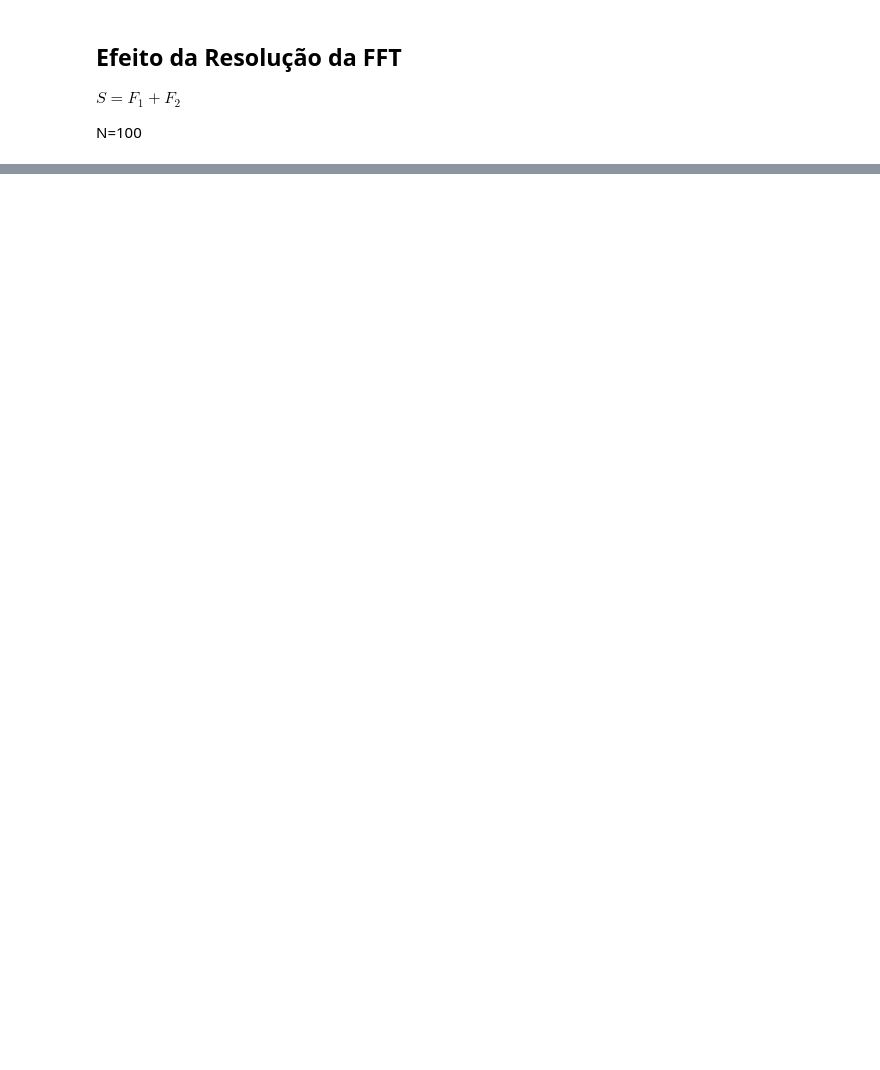
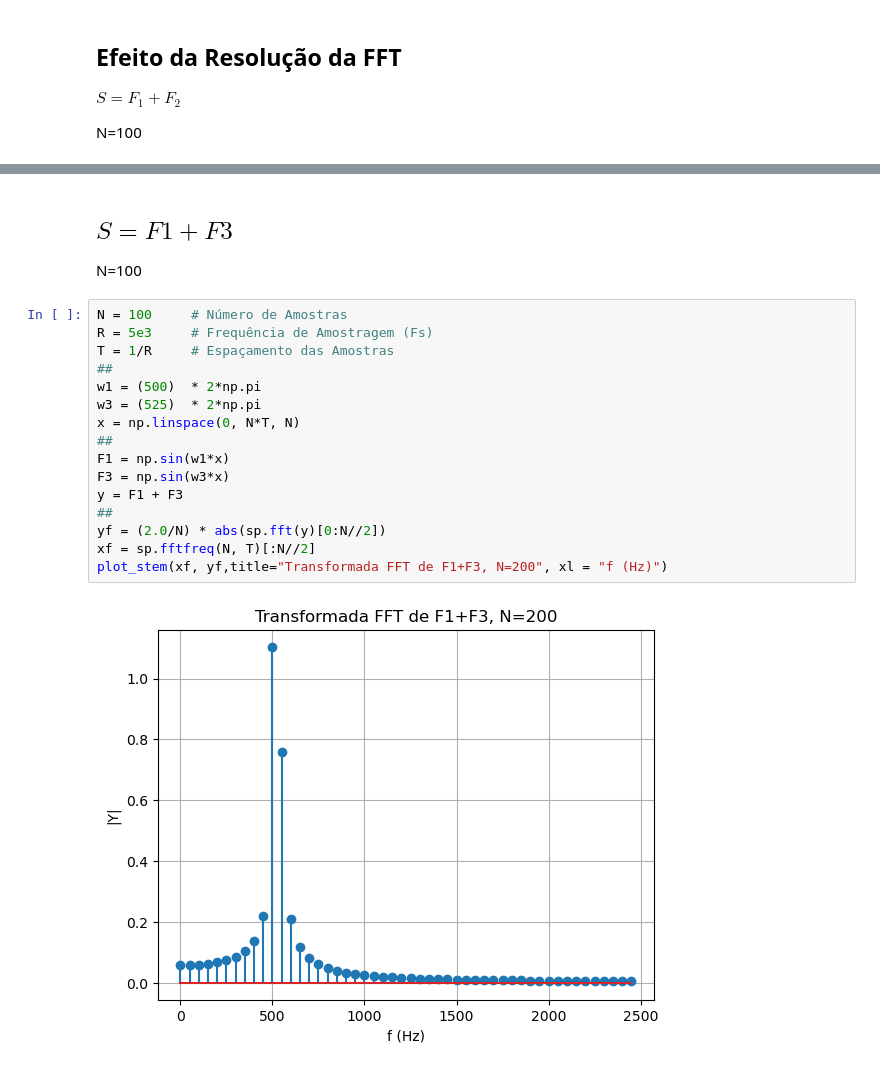
Before and after one commit to Emanuel600/Misc, a Jupyter notebook: DSP/Trabalho_FFT.ipynb, the cells around one changed output, grey strips where cells are left out. Cells and saved outputs as stored; diff of their text form; blank space fills up the shorter version.

```diff
--- a/DSP/Trabalho_FFT.ipynb
+++ b/DSP/Trabalho_FFT.ipynb
@@ -36 +122,23 @@ N=100
+# %% [markdown]
+## $S = F1+F3$
+
+N=100
+# %%
+N = 100     # Número de Amostras
+R = 5e3     # Frequência de Amostragem (Fs)
+T = 1/R     # Espaçamento das Amostras
+##
+w1 = (500)  * 2*np.pi
+w3 = (525)  * 2*np.pi
+x = np.linspace(0, N*T, N)
+##
+F1 = np.sin(w1*x)
+F3 = np.sin(w3*x)
+y = F1 + F3
+##
+yf = (2.0/N) * abs(sp.fft(y)[0:N//2])
+xf = sp.fftfreq(N, T)[:N//2]
+plot_stem(xf, yf,title="Transformada FFT de F1+F3, N=200", xl = "f (Hz)")
+# %% [output]
+[figure, added]
 # %%
```
Also changed, not shown: parts of 12 cells of this notebook, 2 other files.
